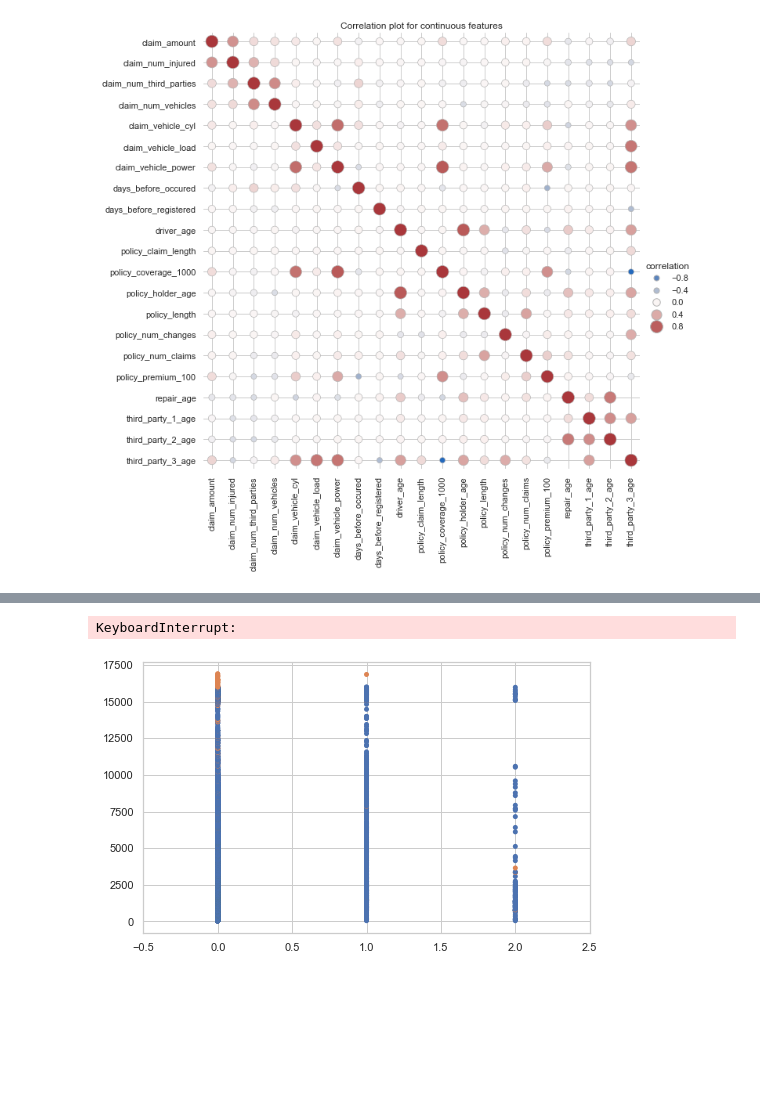
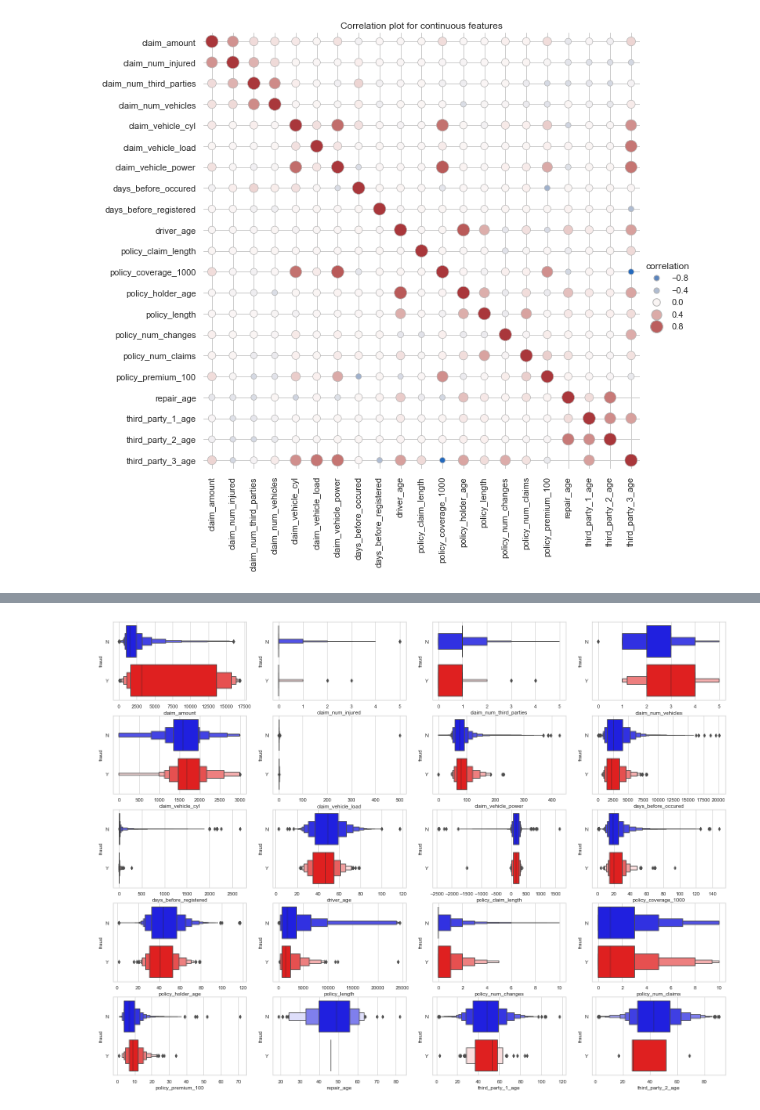
Before and after one commit to andyc1997/Advanced-Analytics, a Jupyter notebook: Assignment1/eda.ipynb, the cells around one changed output, grey strips where cells are left out. Cells and saved outputs as stored; diff of their text form; code cells hidden in the pictures; blank space fills up the shorter version.

```diff
--- a/Assignment1/eda.ipynb
+++ b/Assignment1/eda.ipynb
@@ -540,3 +541,14 @@ ax.savefig('corr_plot.png', bbox_inches = 'tight', dpi = 300)
 data_cat = data.drop(cont_features.to_list() + ['claim_id'], axis = 1).columns
 data_cat = data_cat[~data_cat.str.endswith('postal_code')]
 data_cat = data_cat.drop(['claim_vehicle_brand', 'claim_time_occured', 'claim_cause', 'policy_coverage_type'])
+# %%
+fig, axes = plt.subplots(8, 5, figsize = (30, 35))
+axes = axes.flatten()
+for i, (feature, ax) in enumerate(zip(data_cat, axes), 1):
+    sns.countplot(y = feature, data = data, ax = ax, palette = 'rocket')
+    for p in ax.patches:
+        ax.annotate(int(p.get_width()), ((p.get_x() + max(10000, 0.9 * p.get_width())),
+                                         p.get_y() + p.get_height()/2), xytext = (0, 0),
+                    fontsize = 20, color = 'lime',
+                    textcoords = 'offset points', horizontalalignment = 'right')
+plt.savefig('binary_barplot.png')
@@ -543,7 +557,8 @@ data_cat = data_cat.drop(['claim_vehicle_brand', 'claim_time_occured', 'claim_ca
 # %%
-fig, axes = plt.subplots(figsize = (8, 5))
-for i , name in enumerate(data_cat):
-    sns.swarmplot(x = name, y = 'claim_amount', hue = 'fraud', data = data)
+fig, axes = plt.subplots(5, 4, figsize = (25, 19))
+axes = axes.flatten()
+for i, (feature, ax) in enumerate(zip(data_cont.columns, axes), 1):
+    sns.boxenplot(x = feature, y = 'fraud', data = data, ax = ax, palette = ['blue', 'red'])
+plt.savefig('cont_boxplot.png')
 # %% [output]
-KeyboardInterrupt:
-[figure, old version]
+[figure, new version]
```
Also changed, not shown: parts of 8 cells of this notebook, 2 other files.
